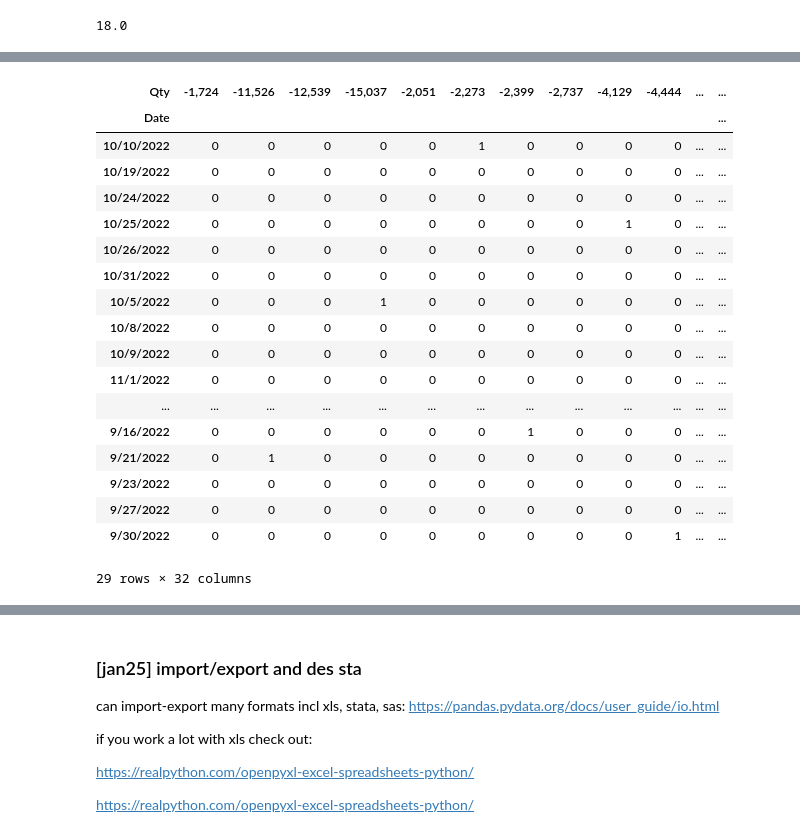
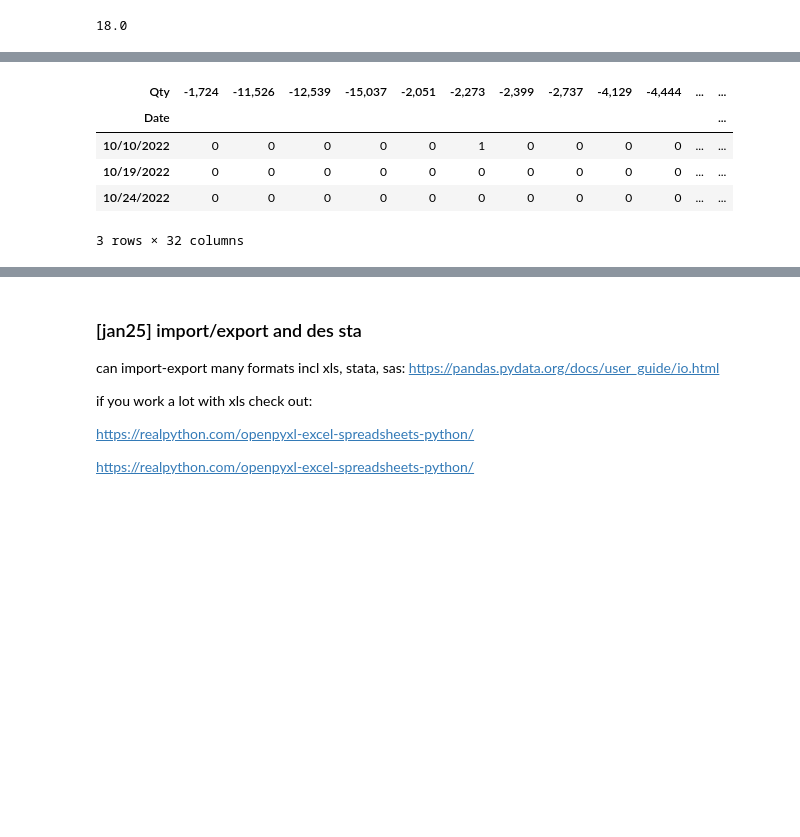
Before and after one commit to khagerthey/VIS1, a Jupyter notebook: all.ipynb, the cells around one changed output, grey strips where cells are left out. Saved outputs shown, nothing was run; the diff lists cells and outputs as text; code cells hidden in the pictures; blank space fills up the shorter version.

```diff
--- a/all.ipynb
+++ b/all.ipynb
@@ -205,23 +208,10 @@ dat["Qty"].hist() #again, always interpret all output
 # %%
-pd.crosstab(dat["Date"], dat["Qty"]) #too many numbers for a crosstab!
+pd.crosstab(dat["Date"], dat["Qty"])[0:3] #too many numbers for a crosstab!
 # %% [output]
 | Qty | -1,724 | -11,526 | -12,539 | -15,037 | -2,051 | -2,273 | -2,399 | -2,737 | -4,129 | -4,444 | ... | ... |
 | Date |  |  |  |  |  |  |  |  |  |  |  | ... |
 | 10/10/2022 | 0 | 0 | 0 | 0 | 0 | 1 | 0 | 0 | 0 | 0 | ... | ... |
 | 10/19/2022 | 0 | 0 | 0 | 0 | 0 | 0 | 0 | 0 | 0 | 0 | ... | ... |
 | 10/24/2022 | 0 | 0 | 0 | 0 | 0 | 0 | 0 | 0 | 0 | 0 | ... | ... |
-| 10/25/2022 | 0 | 0 | 0 | 0 | 0 | 0 | 0 | 0 | 1 | 0 | ... | ... |
-| 10/26/2022 | 0 | 0 | 0 | 0 | 0 | 0 | 0 | 0 | 0 | 0 | ... | ... |
-| 10/31/2022 | 0 | 0 | 0 | 0 | 0 | 0 | 0 | 0 | 0 | 0 | ... | ... |
-| 10/5/2022 | 0 | 0 | 0 | 1 | 0 | 0 | 0 | 0 | 0 | 0 | ... | ... |
-| 10/8/2022 | 0 | 0 | 0 | 0 | 0 | 0 | 0 | 0 | 0 | 0 | ... | ... |
-| 10/9/2022 | 0 | 0 | 0 | 0 | 0 | 0 | 0 | 0 | 0 | 0 | ... | ... |
-| 11/1/2022 | 0 | 0 | 0 | 0 | 0 | 0 | 0 | 0 | 0 | 0 | ... | ... |
-| ... | ... | ... | ... | ... | ... | ... | ... | ... | ... | ... | ... | ... |
-| 9/16/2022 | 0 | 0 | 0 | 0 | 0 | 0 | 1 | 0 | 0 | 0 | ... | ... |
-| 9/21/2022 | 0 | 1 | 0 | 0 | 0 | 0 | 0 | 0 | 0 | 0 | ... | ... |
-| 9/23/2022 | 0 | 0 | 0 | 0 | 0 | 0 | 0 | 0 | 0 | 0 | ... | ... |
-| 9/27/2022 | 0 | 0 | 0 | 0 | 0 | 0 | 0 | 0 | 0 | 0 | ... | ... |
-| 9/30/2022 | 0 | 0 | 0 | 0 | 0 | 0 | 0 | 0 | 0 | 1 | ... | ... |
-29 rows × 32 columns
+3 rows × 32 columns
 # %%
```
Also changed, not shown: parts of 4 cells of this notebook.
